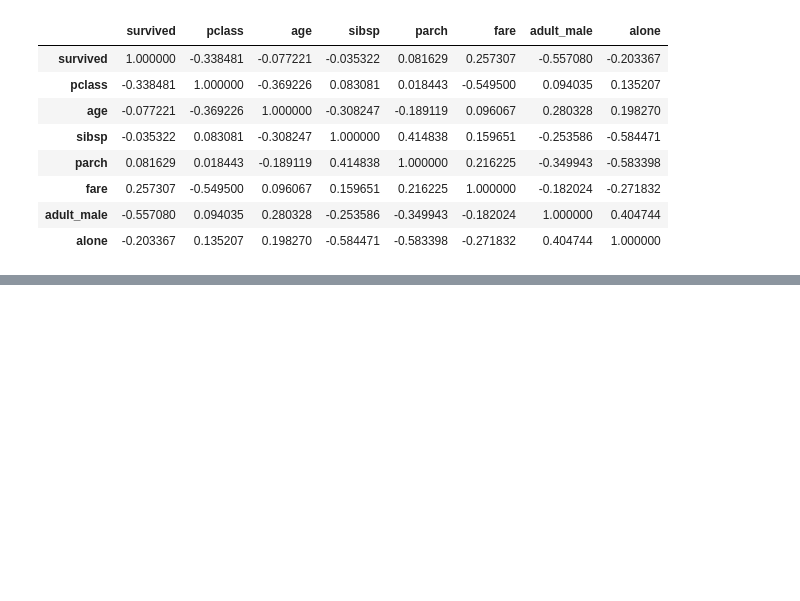
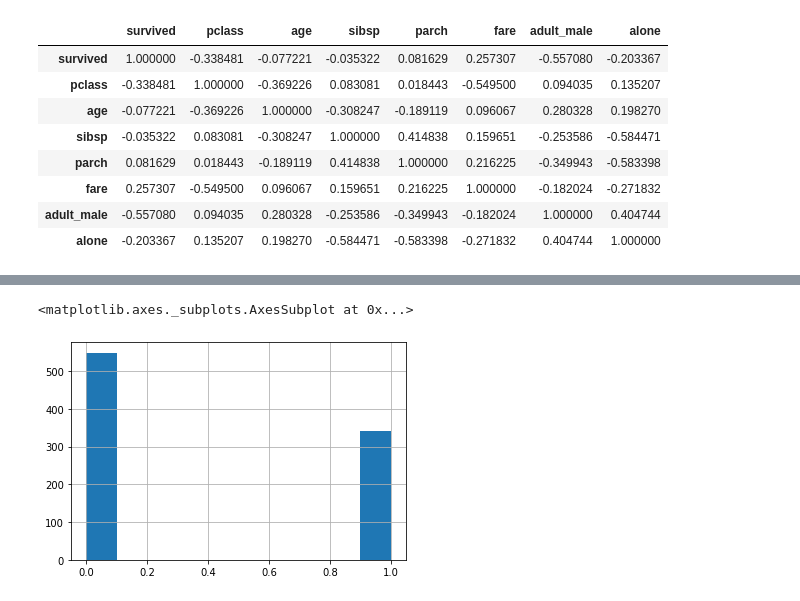
Before and after one commit to sainisachin393/CTS-Python-, a Jupyter notebook: Eda.ipynb, the cells around one changed output, grey strips where cells are left out. Cells and saved outputs as stored; diff of their text form; code cells hidden in the pictures; blank space fills up the shorter version.

```diff
--- a/Eda.ipynb
+++ b/Eda.ipynb
@@ -155,0 +161,5 @@ df.corr()
+# %%
+df['survived'].hist()
+# %% [output]
+<matplotlib.axes._subplots.AxesSubplot at 0x...>
+[figure, added]
```
Also changed, not shown: parts of 1 cell of this notebook.
